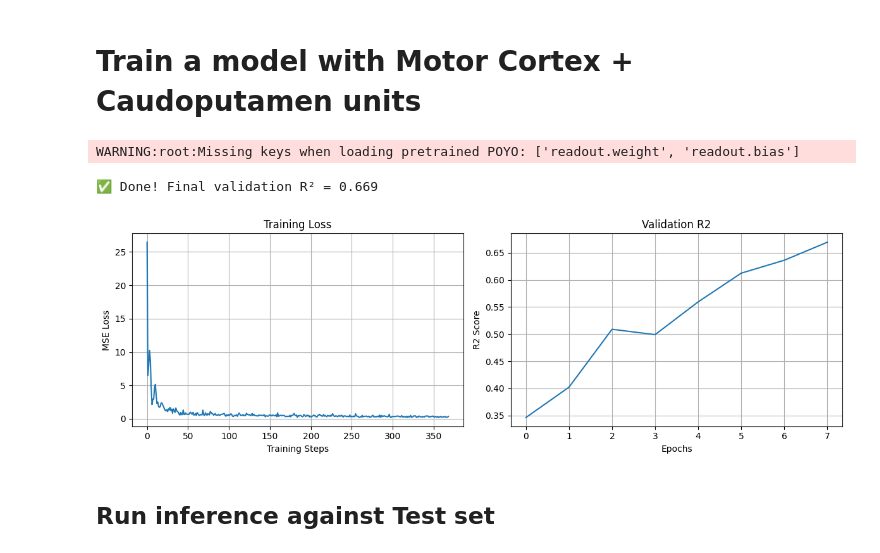
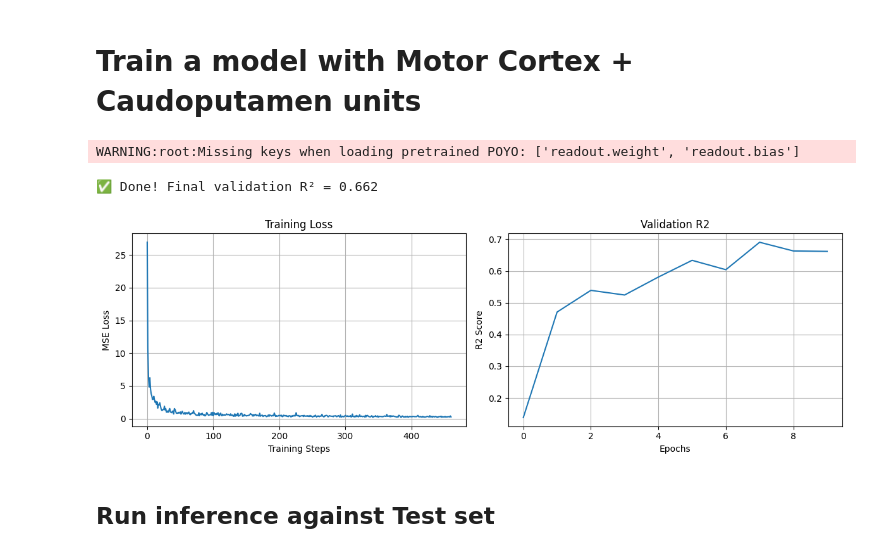
Before and after one commit to catalystneuro/dandi_torch_brain_tutorials, a Jupyter notebook: 000409_poyo.ipynb, the cells around one changed output. Saved outputs shown, nothing was run; the diff lists cells and outputs as text; code cells hidden in the pictures.

```diff
--- a/000409_poyo.ipynb
+++ b/000409_poyo.ipynb
@@ -121,9 +121,14 @@ model_motor = load_model(checkpoint="poyo_1.ckpt")
 WARNING:root:Missing keys when loading pretrained POYO: ['readout.weight', 'readout.bias']
 # %%
 filter_str = ["motor"]
+min_quality_score = 0.6
 
 # Reinitialize the vocabs for the new units and sessions
-units_ids = get_unit_ids(train_dataset, filter_str=filter_str)
+units_ids = get_unit_ids(
+    dataset=train_dataset,
+    filter_str=filter_str,
+    quality_score=min_quality_score,
+)
 try:
     model_motor.unit_emb.extend_vocab(units_ids)
     model_motor.unit_emb.subset_vocab(units_ids)
@@ -166,9 +171,15 @@ model_motor.save_checkpoint(checkpoint_path="poyo_motor.ckpt")
 model_caudoputamen = load_model(checkpoint="poyo_1.ckpt")
 
 filter_str = ["caudoputamen"]
+min_quality_score = 0.6
 
 # Reinitialize the vocabs for the new units and sessions
-units_ids = get_unit_ids(train_dataset, filter_str=filter_str)
+units_ids = get_unit_ids(
+    dataset=train_dataset,
+    filter_str=filter_str,
+    quality_score=min_quality_score,
+)
+
 try:
     model_caudoputamen.unit_emb.extend_vocab(units_ids)
     model_caudoputamen.unit_emb.subset_vocab(units_ids)
@@ -191,7 +202,7 @@ poyo_caudoputamen_r2, poyo_caudoputamen_loss, poyo_caudoputamen_train_outputs =
     optimizer,
     train_loader,
     val_loader,
-    num_epochs=8,
+    num_epochs=10,
     epoch_to_unfreeze=-1,
 )
 
@@ -214,44 +225,49 @@ filter_str = [
     "motor",
     "caudoputamen",
 ]
+min_quality_score = 0.6
 
 # Reinitialize the vocabs for the new units and sessions
-units_ids = get_unit_ids(train_dataset, filter_str=filter_str)
+units_ids = get_unit_ids(
+    dataset=train_dataset,
+    filter_str=filter_str,
+    quality_score=min_quality_score,
+)
 try:
     model_both.unit_emb.extend_vocab(units_ids)
     model_both.unit_emb.subset_vocab(units_ids)
 
     model_both.session_emb.extend_vocab(train_dataset.get_session_ids())
     model_both.session_emb.subset_vocab(train_dataset.get_session_ids())
 except Exception as e:
     print(e)
 
 # Connect tokenizers to Datasets
 train_dataset.transform = Transform(model=model_both)
 val_dataset.transform = Transform(model=model_both)
 
 # Setup Optimizer
 optimizer = torch.optim.AdamW(model_both.parameters(), lr=1e-3)
 
 # Finetune
 poyo_both_r2, poyo_both_loss, poyo_both_train_outputs = finetune(
     model_both,
     optimizer,
     train_loader,
     val_loader,
-    num_epochs=8,
+    num_epochs=10,
     epoch_to_unfreeze=-1,
 )
 
 # Visualize the results
 plot_training_curves(poyo_both_r2, poyo_both_loss)
 
 # Save the finetuned model
 model_both.save_checkpoint(checkpoint_path="poyo_both.ckpt")
 # %% [output]
 WARNING:root:Missing keys when loading pretrained POYO: ['readout.weight', 'readout.bias']
-✅ Done! Final validation R² = 0.669
+✅ Done! Final validation R² = 0.662
-[figure, old version]
+[figure, new version]
 # %% [markdown]
 ## Run inference against Test set
 # %%
```
Also changed, not shown: parts of 5 cells of this notebook, 1 other file.
